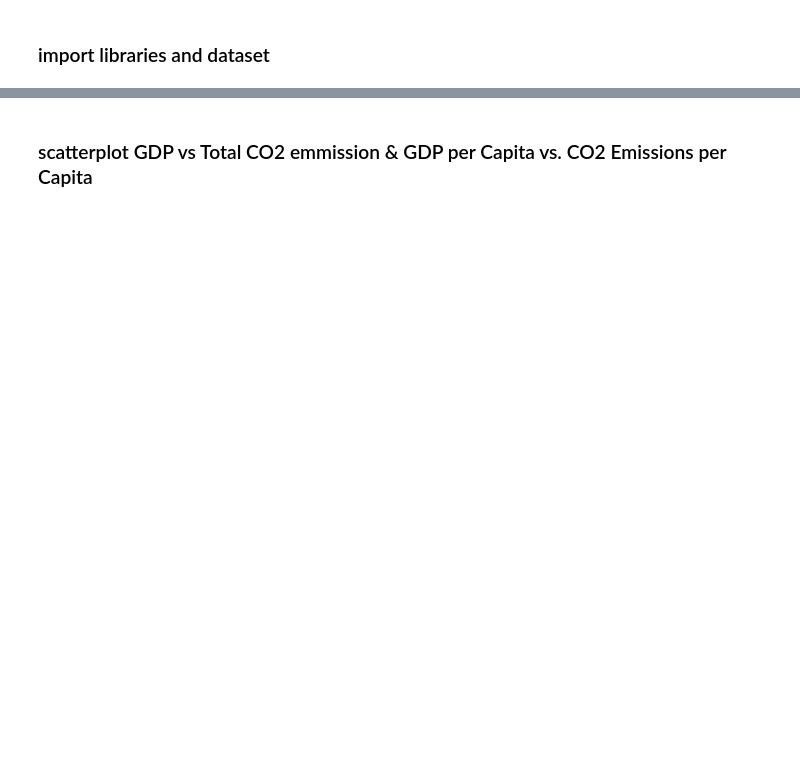
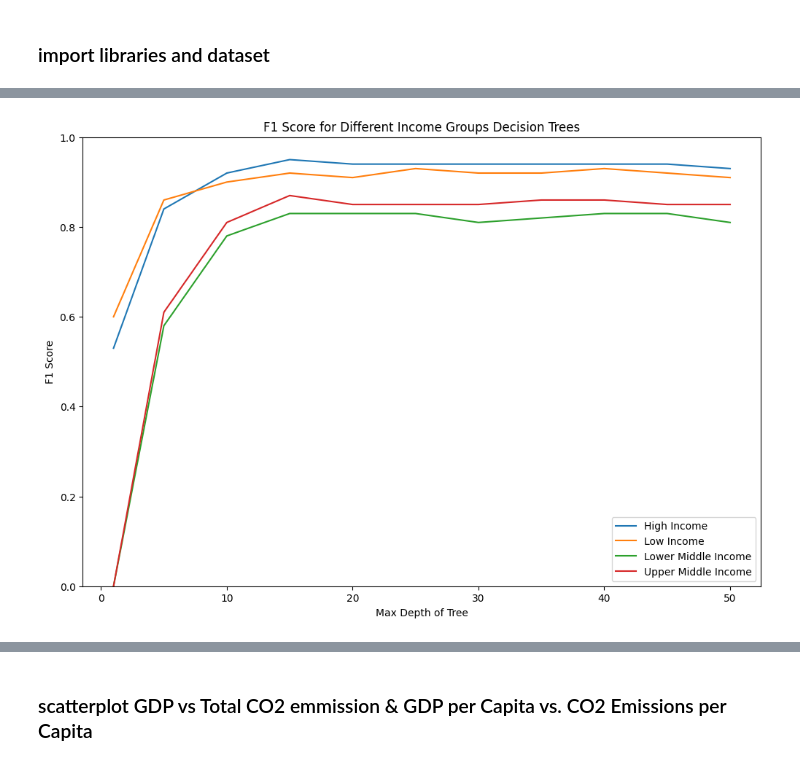
Before and after one commit to avondas/DataScience, a Jupyter notebook: data_vis.ipynb, the cells around one changed output, grey strips where cells are left out. Saved outputs shown, nothing was run; the diff lists cells and outputs as text; code cells hidden in the pictures; blank space fills up the shorter version.

```diff
--- a/data_vis.ipynb
+++ b/data_vis.ipynb
@@ -65,0 +88,32 @@ plt.show()
+# %%
+import matplotlib.pyplot as plt
+data = {
+    1: {'high_income': 0.53, 'low_income': 0.6, 'lower_middle_income': 0.0, 'upper_middle_income': 0.0},
+    5: {'high_income': 0.84, 'low_income': 0.86, 'lower_middle_income': 0.58, 'upper_middle_income': 0.61},
+    10: {'high_income': 0.92, 'low_income': 0.9, 'lower_middle_income': 0.78, 'upper_middle_income': 0.81},
+    15: {'high_income': 0.95, 'low_income': 0.92, 'lower_middle_income': 0.83, 'upper_middle_income': 0.87},
+    20: {'high_income': 0.94, 'low_income': 0.91, 'lower_middle_income': 0.83, 'upper_middle_income': 0.85},
+    25: {'high_income': 0.94, 'low_income': 0.93, 'lower_middle_income': 0.83, 'upper_middle_income': 0.85},
+    30: {'high_income': 0.94, 'low_income': 0.92, 'lower_middle_income': 0.81, 'upper_middle_income': 0.85},
+    35: {'high_income': 0.94, 'low_income': 0.92, 'lower_middle_income': 0.82, 'upper_middle_income': 0.86},
+    40: {'high_income': 0.94, 'low_income': 0.93, 'lower_middle_income': 0.83, 'upper_middle_income': 0.86},
+    45: {'high_income': 0.94, 'low_income': 0.92, 'lower_middle_income': 0.83, 'upper_middle_income': 0.85},
+    50: {'high_income': 0.93, 'low_income': 0.91, 'lower_middle_income': 0.81, 'upper_middle_income': 0.85}
+}
+
+# Plot the data
+plt.figure(figsize=(12, 8))
+
+plt.plot(list(data.keys()), [value['high_income'] for value in data.values()], label='High Income')
+plt.plot(list(data.keys()), [value['low_income'] for value in data.values()], label='Low Income')
+plt.plot(list(data.keys()), [value['lower_middle_income'] for value in data.values()], label='Lower Middle Income')
+plt.plot(list(data.keys()), [value['upper_middle_income'] for value in data.values()], label='Upper Middle Income')
+plt.ylim(0, 1)
+
+plt.xlabel('Max Depth of Tree')
+plt.ylabel('F1 Score')
+plt.title('F1 Score for Different Income Groups Decision Trees')
+plt.legend()
+plt.show()
+# %% [output]
+[figure, added]
```
Also changed, not shown: parts of 7 cells of this notebook, 6 other files.
